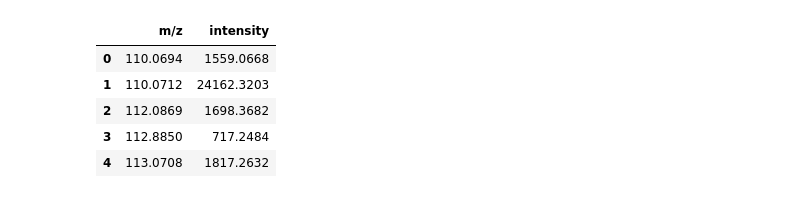
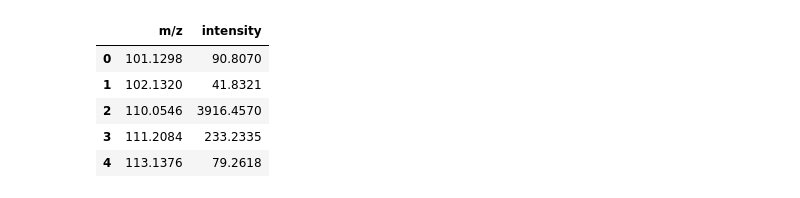
Before and after one commit to DBeben22/expert-tandem, a Jupyter notebook: experiment.ipynb, the cells around one changed output. Saved outputs shown, nothing was run; the diff lists cells and outputs as text; code cells hidden in the pictures.

```diff
--- a/experiment.ipynb
+++ b/experiment.ipynb
@@ -5,10 +6,10 @@ import matplotlib.pyplot as plt
 # %%
-df = pd.read_csv("raw_data/spec_guest_20250416-075202-775.tsv", sep='\t', header=0)
+df = pd.read_csv("raw_data/spec_guest_20250418-013432-867.tsv", sep='\t', header=0)
 df.head()
 # %% [output]
 |  | m/z | intensity |
-| 0 | 110.0694 | 1559.0668 |
-| 1 | 110.0712 | 24162.3203 |
-| 2 | 112.0869 | 1698.3682 |
-| 3 | 112.8850 | 717.2484 |
-| 4 | 113.0708 | 1817.2632 |
+| 0 | 101.1298 | 90.8070 |
+| 1 | 102.1320 | 41.8321 |
+| 2 | 110.0546 | 3916.4570 |
+| 3 | 111.2084 | 233.2335 |
+| 4 | 113.1376 | 79.2618 |
```
Also changed, not shown: parts of 2 cells of this notebook, 4 other files.
